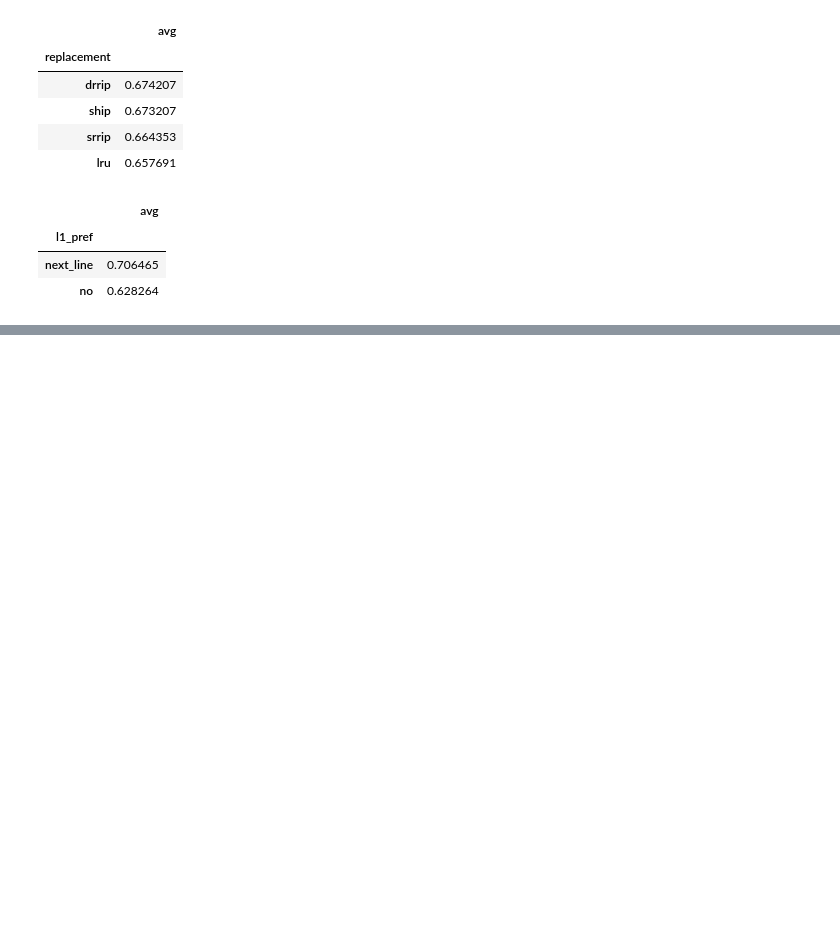
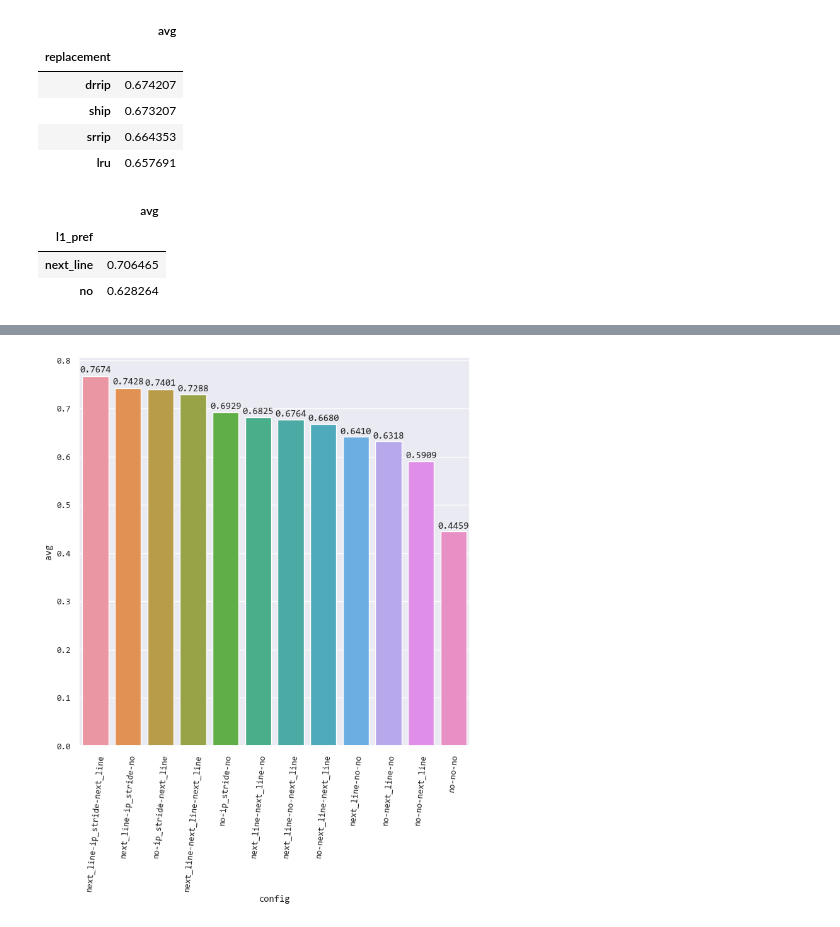
Before and after one commit to X-yang03/ChampSim-Computer-Architecture, a Jupyter notebook: socre.ipynb, the cells around one changed output, grey strips where cells are left out. Saved outputs shown, nothing was run; the diff lists cells and outputs as text; code cells hidden in the pictures; blank space fills up the shorter version.

```diff
--- a/socre.ipynb
+++ b/socre.ipynb
@@ -134,0 +179,3 @@ sns.barplot(y=l3_pref_score['avg'],x=l3_pref_score.index,ax=axes[1,1],palette='B
+# %%
+pref_config = IPC_detailed.groupby(['l1_pref','l2_pref','l3_pref']).agg({'avg':'mean'}).sort_values('avg',ascending=False)
+pref_config
@@ -134,0 +197,12 @@ sns.barplot(y=l3_pref_score['avg'],x=l3_pref_score.index,ax=axes[1,1],palette='B
+# %%
+pref = pref_config.reset_index()
+pref['config'] = pref['l1_pref']+'-'+pref['l2_pref']+'-'+pref['l3_pref']
+# %%
+
+plt.figure(figsize=(8,8))
+sns.set_theme(font='Consolas',font_scale=0.9)
+plt.xticks(rotation=85)
+a=sns.barplot(x=pref['config'],y=pref['avg'])
+show_values(a)
+# %% [output]
+[figure, added]
```
Also changed, not shown: parts of 9 cells of this notebook, 4 other files.
